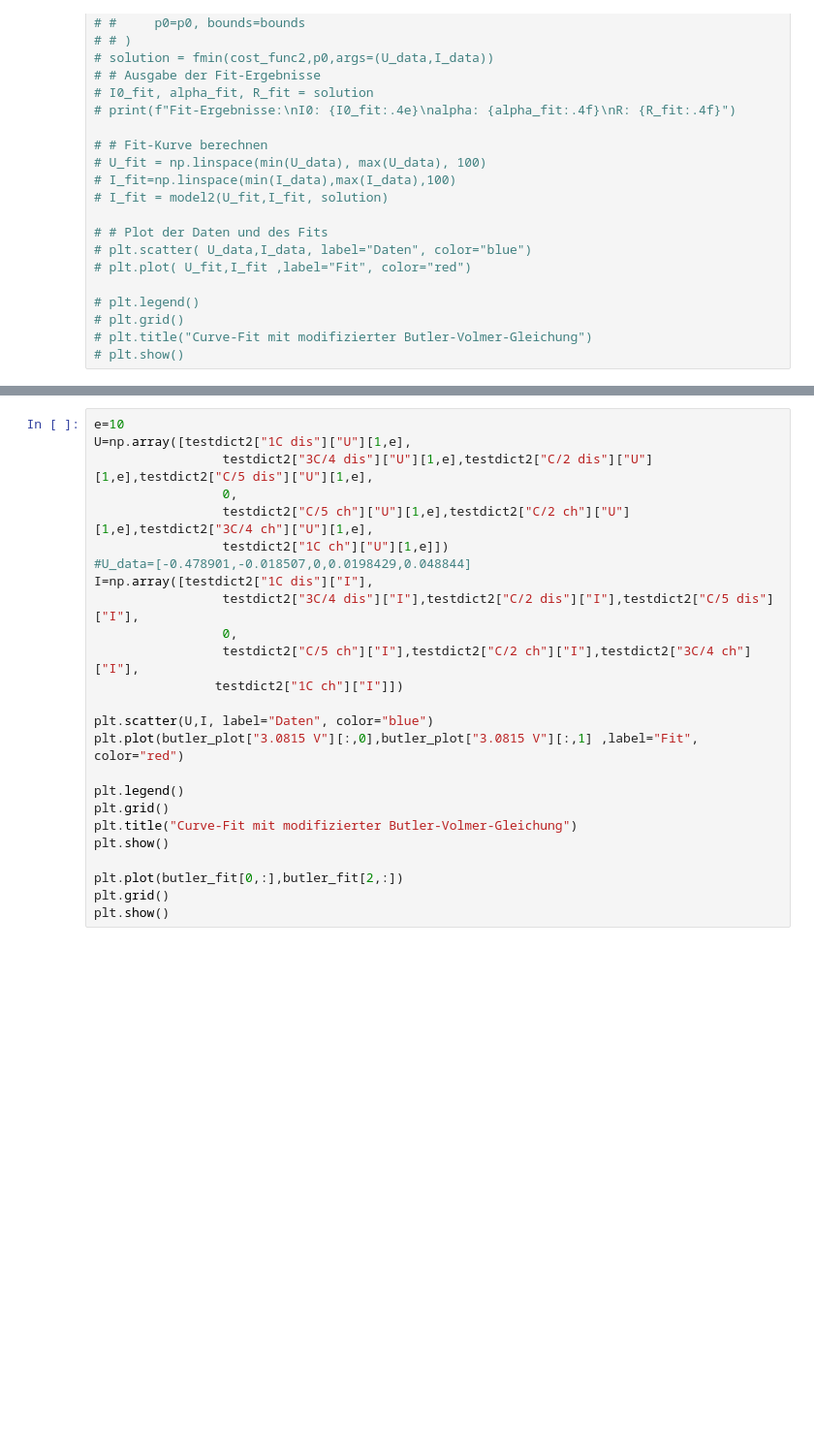
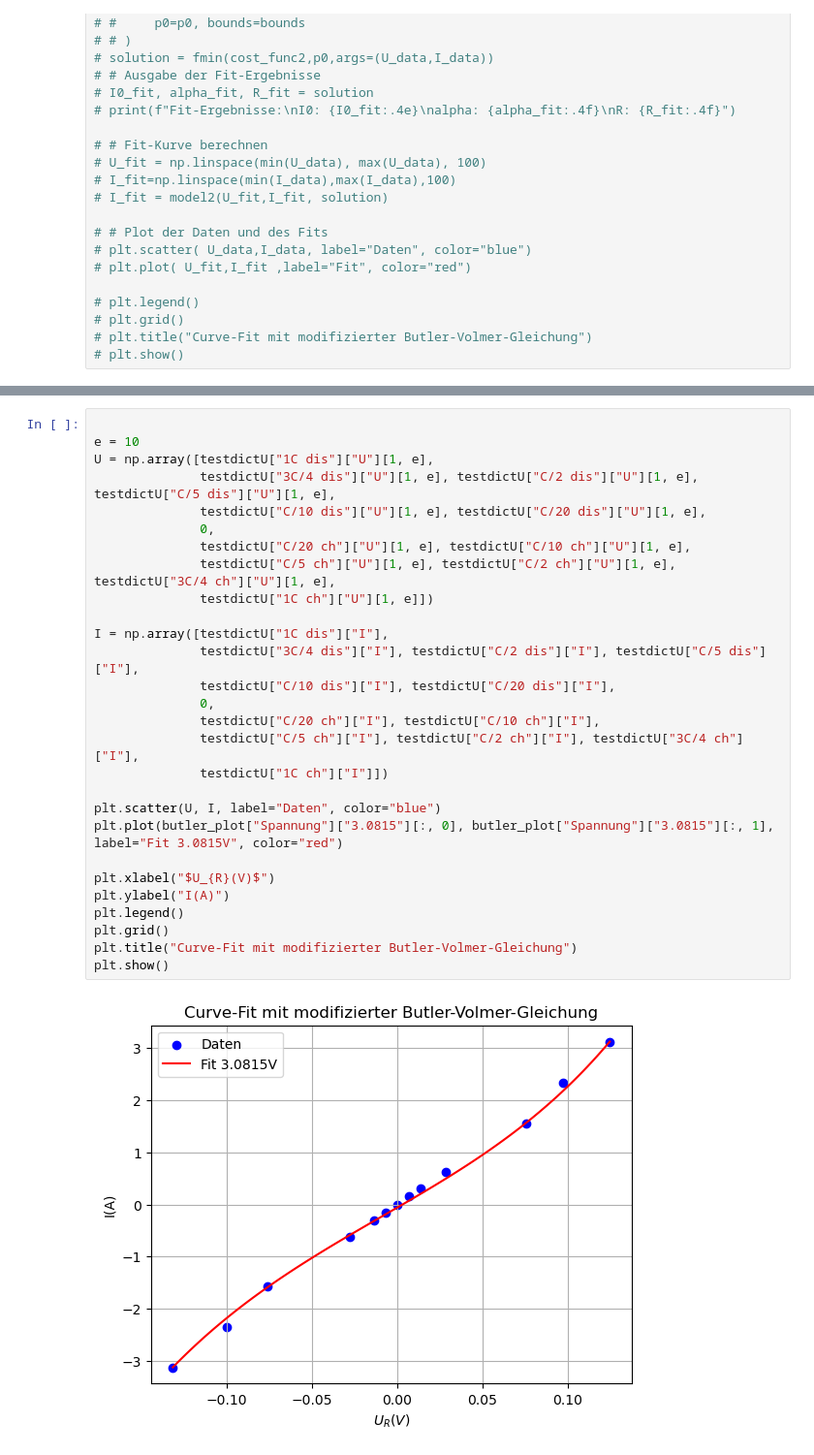
Before and after one commit to dieterduese/Projekt_Entropie, a Jupyter notebook: ButlerVolmer_erstellen.ipynb, the cells around one changed output, grey strips where cells are left out. Shown at 97% size. Cells and saved outputs as stored; diff of their text form; blank space fills up the shorter version.

```diff
--- a/ButlerVolmer_erstellen.ipynb
+++ b/ButlerVolmer_erstellen.ipynb
@@ -204,25 +866,30 @@ for a in range(len(testdict2["C/2 ch"]["U"][0,:])):
 # %%
-e=10
-U=np.array([testdict2["1C dis"]["U"][1,e],
-                 testdict2["3C/4 dis"]["U"][1,e],testdict2["C/2 dis"]["U"][1,e],testdict2["C/5 dis"]["U"][1,e],
-                 0,
-                 testdict2["C/5 ch"]["U"][1,e],testdict2["C/2 ch"]["U"][1,e],testdict2["3C/4 ch"]["U"][1,e],
-                 testdict2["1C ch"]["U"][1,e]])
-#U_data=[-0.478901,-0.018507,0,0.0198429,0.048844]
-I=np.array([testdict2["1C dis"]["I"],
-                 testdict2["3C/4 dis"]["I"],testdict2["C/2 dis"]["I"],testdict2["C/5 dis"]["I"],
-                 0,
-                 testdict2["C/5 ch"]["I"],testdict2["C/2 ch"]["I"],testdict2["3C/4 ch"]["I"],
-                testdict2["1C ch"]["I"]])
 
-plt.scatter(U,I, label="Daten", color="blue")
-plt.plot(butler_plot["3.0815 V"][:,0],butler_plot["3.0815 V"][:,1] ,label="Fit", color="red")
+e = 10
+U = np.array([testdictU["1C dis"]["U"][1, e],
+              testdictU["3C/4 dis"]["U"][1, e], testdictU["C/2 dis"]["U"][1, e], testdictU["C/5 dis"]["U"][1, e],
+              testdictU["C/10 dis"]["U"][1, e], testdictU["C/20 dis"]["U"][1, e],
+              0,
+              testdictU["C/20 ch"]["U"][1, e], testdictU["C/10 ch"]["U"][1, e],
+              testdictU["C/5 ch"]["U"][1, e], testdictU["C/2 ch"]["U"][1, e], testdictU["3C/4 ch"]["U"][1, e],
+              testdictU["1C ch"]["U"][1, e]])
 
+I = np.array([testdictU["1C dis"]["I"],
+              testdictU["3C/4 dis"]["I"], testdictU["C/2 dis"]["I"], testdictU["C/5 dis"]["I"],
+              testdictU["C/10 dis"]["I"], testdictU["C/20 dis"]["I"],
+              0,
+              testdictU["C/20 ch"]["I"], testdictU["C/10 ch"]["I"],
+              testdictU["C/5 ch"]["I"], testdictU["C/2 ch"]["I"], testdictU["3C/4 ch"]["I"],
+              testdictU["1C ch"]["I"]])
+
+plt.scatter(U, I, label="Daten", color="blue")
+plt.plot(butler_plot["Spannung"]["3.0815"][:, 0], butler_plot["Spannung"]["3.0815"][:, 1], label="Fit 3.0815V", color="red")
+
+plt.xlabel("$U_{R}(V)$")
+plt.ylabel("I(A)")
 plt.legend()
 plt.grid()
 plt.title("Curve-Fit mit modifizierter Butler-Volmer-Gleichung")
 plt.show()
-
-plt.plot(butler_fit[0,:],butler_fit[2,:])
-plt.grid()
-plt.show()
+# %% [output]
+[figure, added]
```
Also changed, not shown: parts of 23 cells of this notebook, 1 other file.
